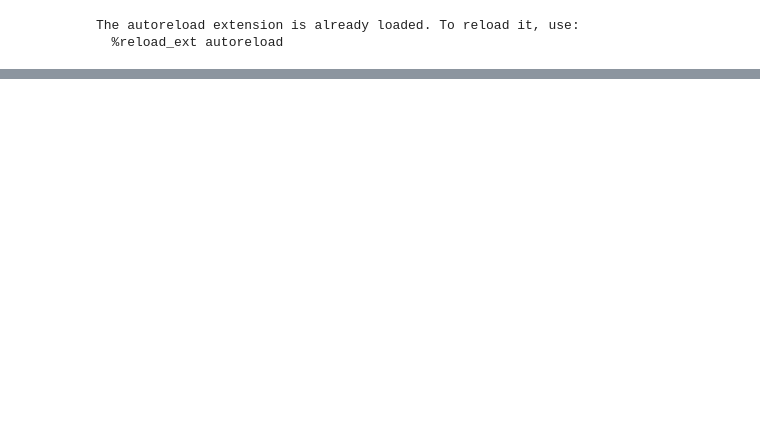
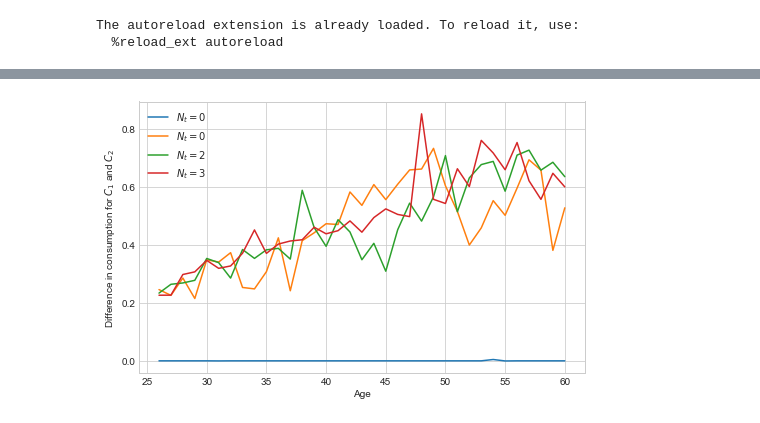
Before and after one commit to emilblicher/DP2021, a Jupyter notebook: Model w VFI/Sims.ipynb, the cells around one changed output, grey strips where cells are left out. Cells and saved outputs as stored; diff of their text form; code cells hidden in the pictures; blank space fills up the shorter version.

```diff
--- a/Model w VFI/Sims.ipynb
+++ b/Model w VFI/Sims.ipynb
@@ -89,0 +87,20 @@ for n in range(5):
+# %%
+cons_dict = {}
+
+for n in range(4):
+    sim = model.simulate(par,sol,n)
+    cons_dict[f'Consdiff_{n}'] = np.mean(sim.C1[:par.Tr],1) - np.mean(sim.C2[:par.Tr],1)
+# %%
+fig = plt.figure(figsize=(8,5))
+ax = fig.add_subplot(1,1,1)
+ax.plot(np.arange(par.Tr)+par.age_min+1,cons_dict['Consdiff_0'])
+ax.plot(np.arange(par.Tr)+par.age_min+1,cons_dict['Consdiff_1'])
+ax.plot(np.arange(par.Tr)+par.age_min+1,cons_dict['Consdiff_2'])
+ax.plot(np.arange(par.Tr)+par.age_min+1,cons_dict['Consdiff_3'])
+ax.set_xlabel(f'Age')
+ax.set_ylabel(f'Difference in consumption for $C_1$ and $C_2$')
+ax.legend(['$N_t=0$', '$N_t=0$', '$N_t=2$', '$N_t=3$'])
+plt.savefig(fig_path + '/Diffcons.pdf', bbox_inches = 'tight')
+plt.show()
+# %% [output]
+[figure, added]
```
Also changed, not shown: parts of 20 cells of this notebook, 6 other files.
